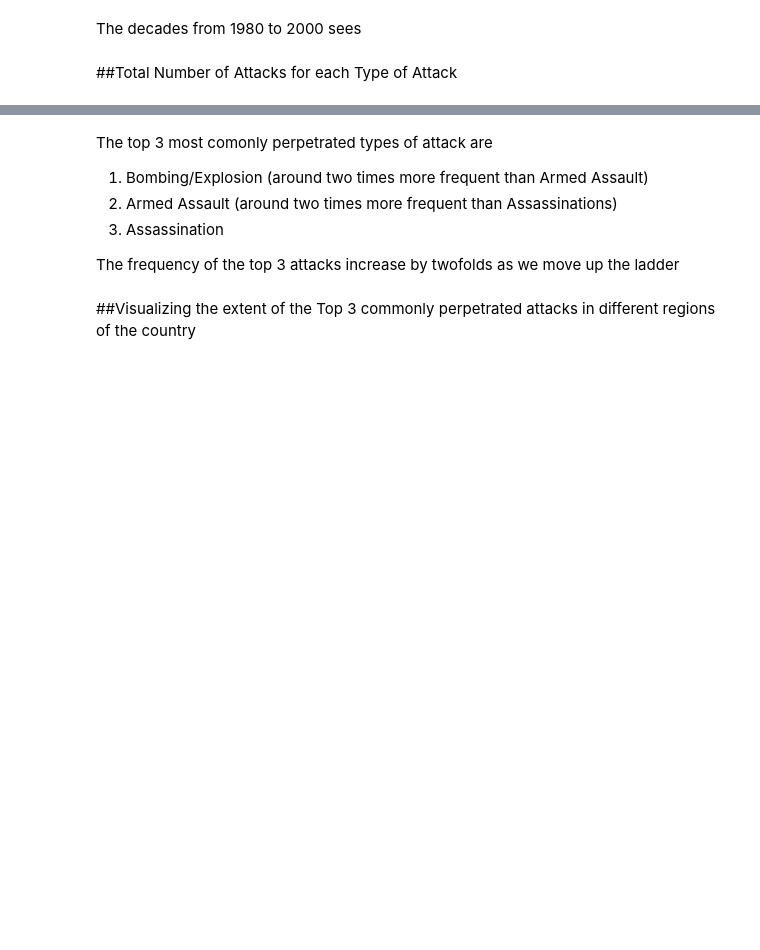
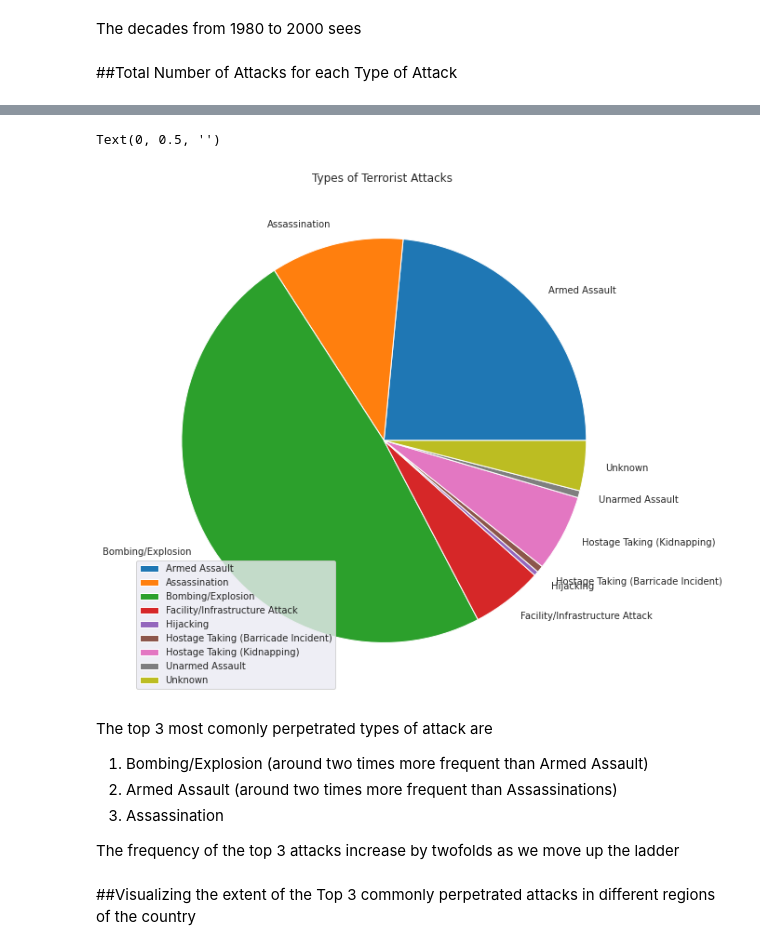
Before and after one commit to mahin-arvind/GTD-EDA, a Jupyter notebook: Copy_of_Global_Terrorism_Analysis_Capstone_Project.ipynb, the cells around one changed output, grey strips where cells are left out. Saved outputs shown, nothing was run; the diff lists cells and outputs as text; code cells hidden in the pictures; blank space fills up the shorter version.

```diff
--- a/Copy_of_Global_Terrorism_Analysis_Capstone_Project.ipynb
+++ b/Copy_of_Global_Terrorism_Analysis_Capstone_Project.ipynb
@@ -234,3 +239,11 @@ Text(0, 0.5, 'Attack Type')
+# %%
+plt.rcParams['figure.figsize'] = (10,10)
+gta_df.groupby(['attacktype1_txt']).agg({'eventid':'count'}).plot(x='attacktype1_txt',y = 'eventid',kind = 'pie')
+plt.title("Types of Terrorist Attacks ")
+plt.ylabel("")
+# %% [output]
+Text(0, 0.5, '')
+[figure, added]
 # %% [markdown]
 The top 3 most comonly perpetrated types of attack are
 
```
Also changed, not shown: parts of 15 cells of this notebook.
